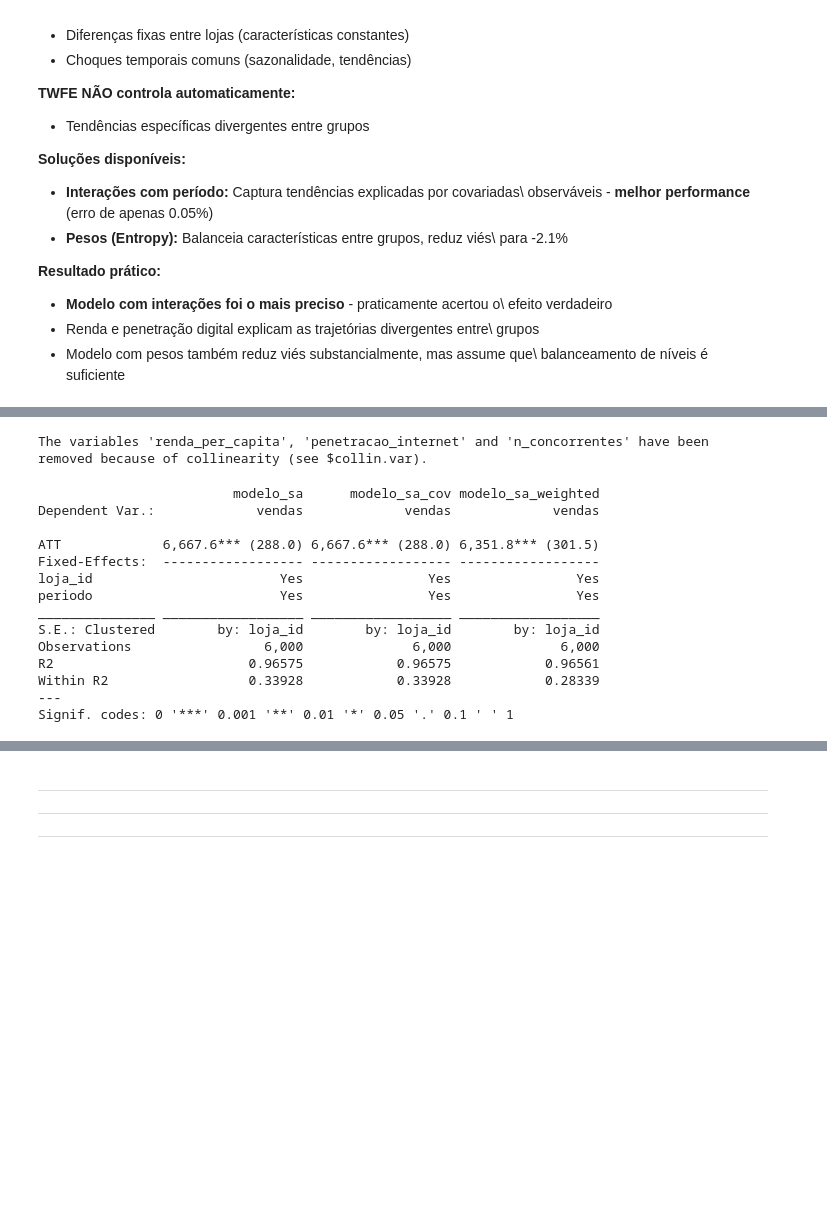
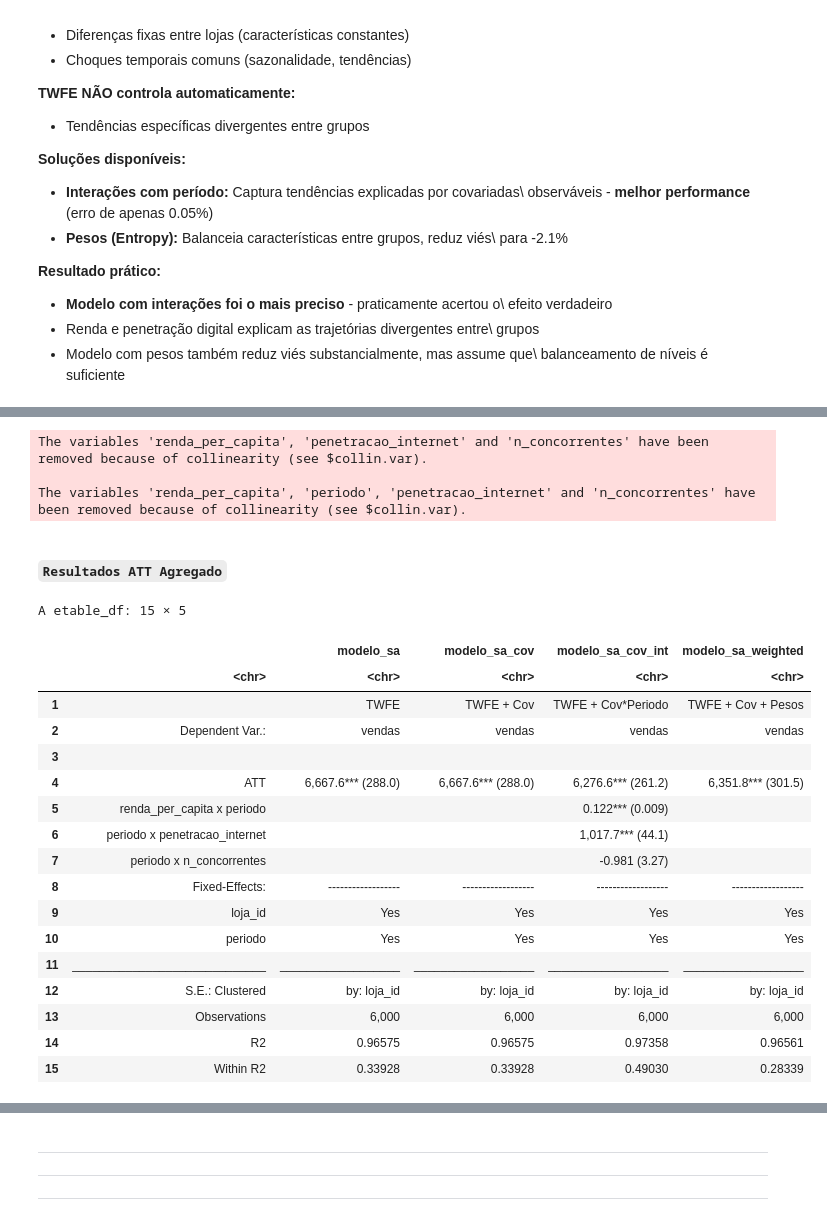
Before and after one commit to silviopaula/ciencia-dados-portifolio, a Jupyter notebook: Marketing_causal_inference/Script R- Marketing e inferência causal.ipynb, the cells around one changed output, grey strips where cells are left out. Cells and saved outputs as stored; diff of their text form; code cells hidden in the pictures; blank space fills up the shorter version.

```diff
--- a/Marketing_causal_inference/Script R- Marketing e inferência causal.ipynb
+++ b/Marketing_causal_inference/Script R- Marketing e inferência causal.ipynb
@@ -1886,43 +1916,59 @@ pós-campanha
 # ============================================
 
 # Sun & Abraham sem covariadas e sem pesos
-modelo_sa <- feols(
-  vendas ~ sunab(cohort, periodo) |
-    loja_id + periodo,
-  data = dados_sa
+modelo_sa <- feols(vendas ~ sunab(cohort, periodo) |
+  loja_id + periodo, # efeitos fixos
+  data = dados_sa # painel de dados
 )
 
-# Sun & Abraham sem covariadas e sem pesos
-modelo_sa_cov <- feols(
-  vendas ~ sunab(cohort, periodo) + renda_per_capita + penetracao_internet + n_concorrentes |
-    loja_id + periodo,
-  data = dados_sa
+# Sun & Abraham com covariadas e sem pesos
+modelo_sa_cov <- feols( vendas ~ sunab(cohort, periodo) + renda_per_capita + penetracao_internet + n_concorrentes |
+  loja_id + periodo, # efeitos fixos
+  data = dados_sa # painel de dados
+)
+
+# Sun & Abraham com covariadas x períodos e sem pesos
+modelo_sa_cov_int <- feols( vendas ~ sunab(cohort, periodo) + renda_per_capita*periodo + penetracao_internet*periodo + n_concorrentes*periodo |
+  loja_id + periodo, # efeitos fixos
+  data = dados_sa # painel de dados
 )
 
 # Sun & Abraham com pesos
-modelo_sa_weighted <- feols(
-  vendas ~ sunab(cohort, periodo) |
-    loja_id + periodo,
-  data = dados_sa,
-  weights = ~peso
+modelo_sa_weighted <- feols(vendas ~ sunab(cohort, periodo) |
+  loja_id + periodo,  # efeitos fixos
+  data = dados_sa, # painel de dados
+  weights = ~peso # pesos do Entropy Balancing
 )
 # %% [output]
 The variables 'renda_per_capita', 'penetracao_internet' and 'n_concorrentes' have been removed because of collinearity (see $collin.var).
+
+The variables 'renda_per_capita', 'periodo', 'penetracao_internet' and 'n_concorrentes' have been removed because of collinearity (see $collin.var).
-# %%
-# ATT agregado
-etable(modelo_sa, modelo_sa_cov, modelo_sa_weighted, agg = "ATT")
-# %% [output]
-                         modelo_sa      modelo_sa_cov modelo_sa_weighted
-Dependent Var.:             vendas             vendas             vendas
-
-ATT             6,667.6*** (288.0) 6,667.6*** (288.0) 6,351.8*** (301.5)
-Fixed-Effects:  ------------------ ------------------ ------------------
-loja_id                        Yes                Yes                Yes
-periodo                        Yes                Yes                Yes
-_______________ __________________ __________________ __________________
-S.E.: Clustered        by: loja_id        by: loja_id        by: loja_id
-Observations                 6,000              6,000              6,000
-R2                         0.96575            0.96575            0.96561
-Within R2                  0.33928            0.33928            0.28339
----
-Signif. codes: 0 '***' 0.001 '**' 0.01 '*' 0.05 '.' 0.1 ' ' 1
+# %% [markdown]
+#### **`Resultados ATT Agregado`**
+# %%
+# Resultados S&A (ATT agregado)
+etable(modelo_sa, modelo_sa_cov, modelo_sa_cov_int, modelo_sa_weighted,
+       signif.code = c(`***` = 0.01, `**` = 0.05, `*` = 0.1),
+       digits = 3,
+       headers = c("TWFE ", "TWFE + Cov", "TWFE + Cov*Periodo", "TWFE + Cov + Pesos"),
+       agg = "ATT",
+       title = "Impacto da campanha nas vendas - Modelos S&A")
+# %% [output]
+A etable_df: 15 × 5
+|  |  | modelo_sa | modelo_sa_cov | modelo_sa_cov_int | modelo_sa_weighted |
+|  | <chr> | <chr> | <chr> | <chr> | <chr> |
+| 1 |  | TWFE | TWFE + Cov | TWFE + Cov*Periodo | TWFE + Cov + Pesos |
+| 2 | Dependent Var.: | vendas | vendas | vendas | vendas |
+| 3 |  |  |  |  |  |
+| 4 | ATT | 6,667.6*** (288.0) | 6,667.6*** (288.0) | 6,276.6*** (261.2) | 6,351.8*** (301.5) |
+| 5 | renda_per_capita x periodo |  |  | 0.122*** (0.009) |  |
+| 6 | periodo x penetracao_internet |  |  | 1,017.7*** (44.1) |  |
+| 7 | periodo x n_concorrentes |  |  | -0.981 (3.27) |  |
+| 8 | Fixed-Effects: | ------------------ | ------------------ | ------------------ | ------------------ |
+| 9 | loja_id | Yes | Yes | Yes | Yes |
+| 10 | periodo | Yes | Yes | Yes | Yes |
+| 11 | _____________________________ | __________________ | __________________ | __________________ | __________________ |
+| 12 | S.E.: Clustered | by: loja_id | by: loja_id | by: loja_id | by: loja_id |
+| 13 | Observations | 6,000 | 6,000 | 6,000 | 6,000 |
+| 14 | R2 | 0.96575 | 0.96575 | 0.97358 | 0.96561 |
+| 15 | Within R2 | 0.33928 | 0.33928 | 0.49030 | 0.28339 |
```
Also changed, not shown: parts of 8 cells of this notebook.
